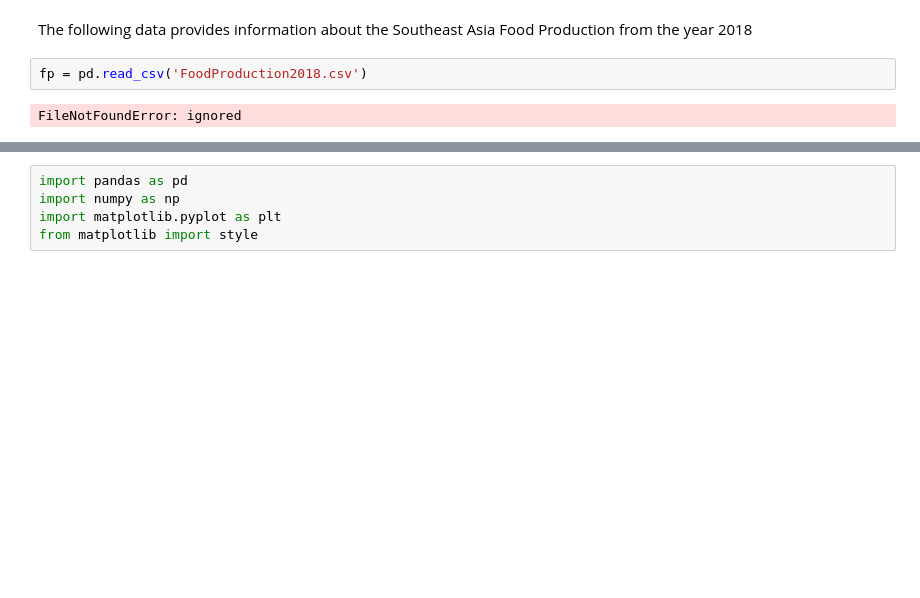
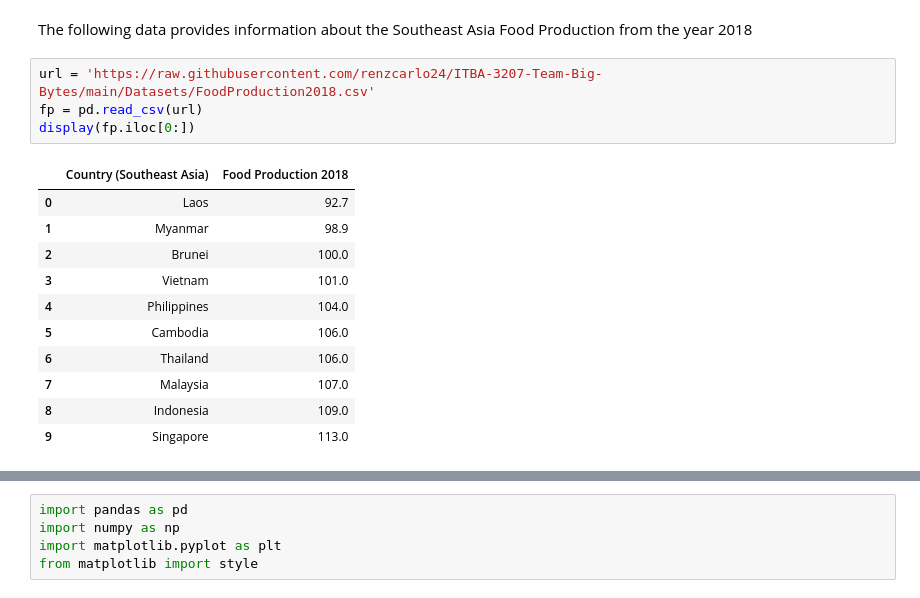
Before and after one commit to renzcarlo24/ITBA-3207-Team-Big-Bytes, a Jupyter notebook: Data Visualization.ipynb, the cells around one changed output, grey strips where cells are left out. Saved outputs shown, nothing was run; the diff lists cells and outputs as text; blank space fills up the shorter version.

```diff
--- a/Data Visualization.ipynb
+++ b/Data Visualization.ipynb
@@ -9,7 +12,19 @@ from matplotlib import style
 # Southeast Asia Food Production 2018
 # %% [markdown]
 The following data provides information about the Southeast Asia Food Production from the year 2018
-# %%
-fp = pd.read_csv('FoodProduction2018.csv')
-# %% [output]
-FileNotFoundError: ignored
+# %%
+url = 'https://raw.githubusercontent.com/renzcarlo24/ITBA-3207-Team-Big-Bytes/main/Datasets/FoodProduction2018.csv'
+fp = pd.read_csv(url)
+display(fp.iloc[0:])
+# %% [output]
+|  | Country (Southeast Asia) | Food Production 2018 |
+| 0 | Laos | 92.7 |
+| 1 | Myanmar | 98.9 |
+| 2 | Brunei | 100.0 |
+| 3 | Vietnam | 101.0 |
+| 4 | Philippines | 104.0 |
+| 5 | Cambodia | 106.0 |
+| 6 | Thailand | 106.0 |
+| 7 | Malaysia | 107.0 |
+| 8 | Indonesia | 109.0 |
+| 9 | Singapore | 113.0 |
```
Also changed, not shown: parts of 5 cells of this notebook.
